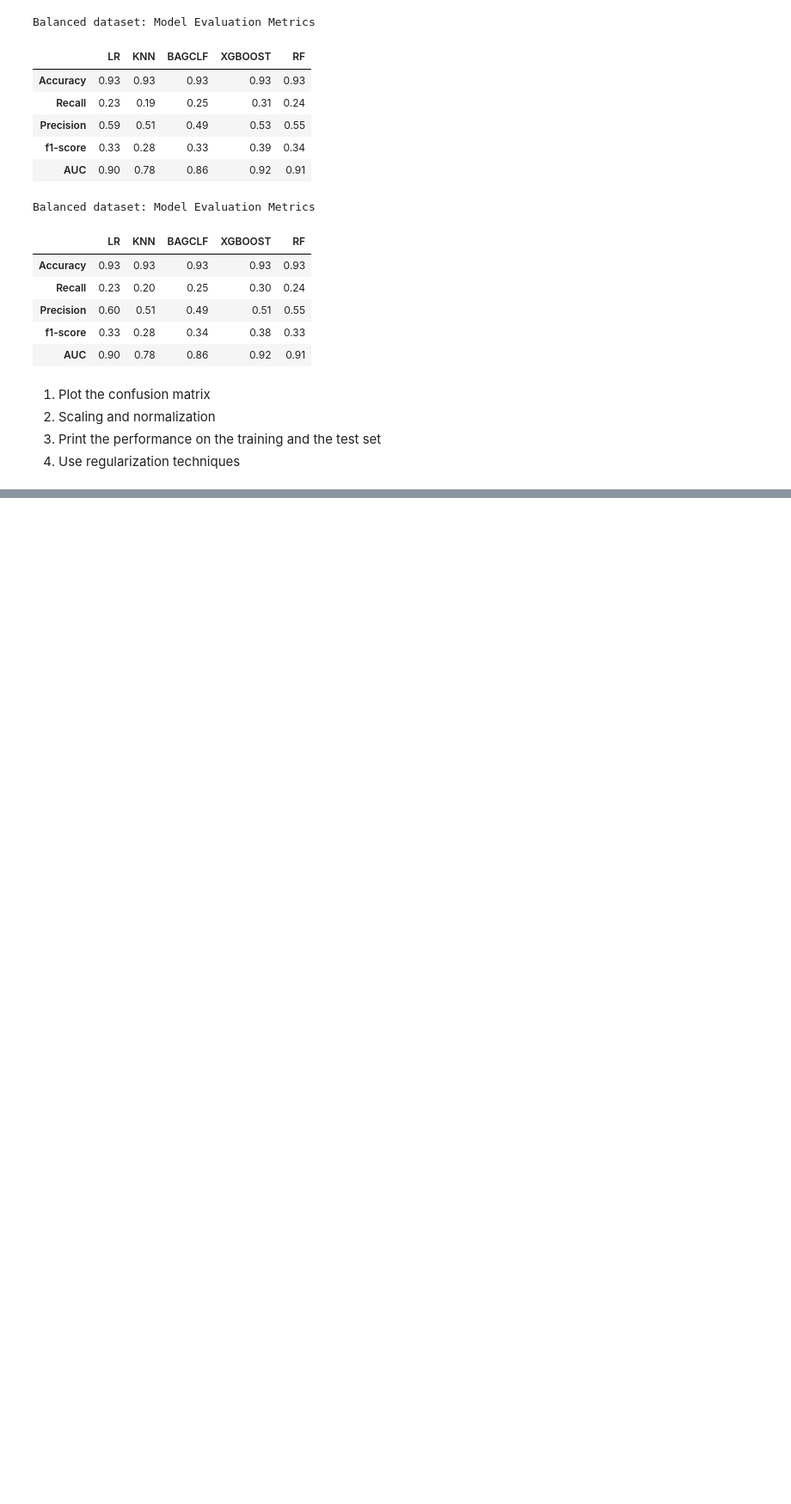
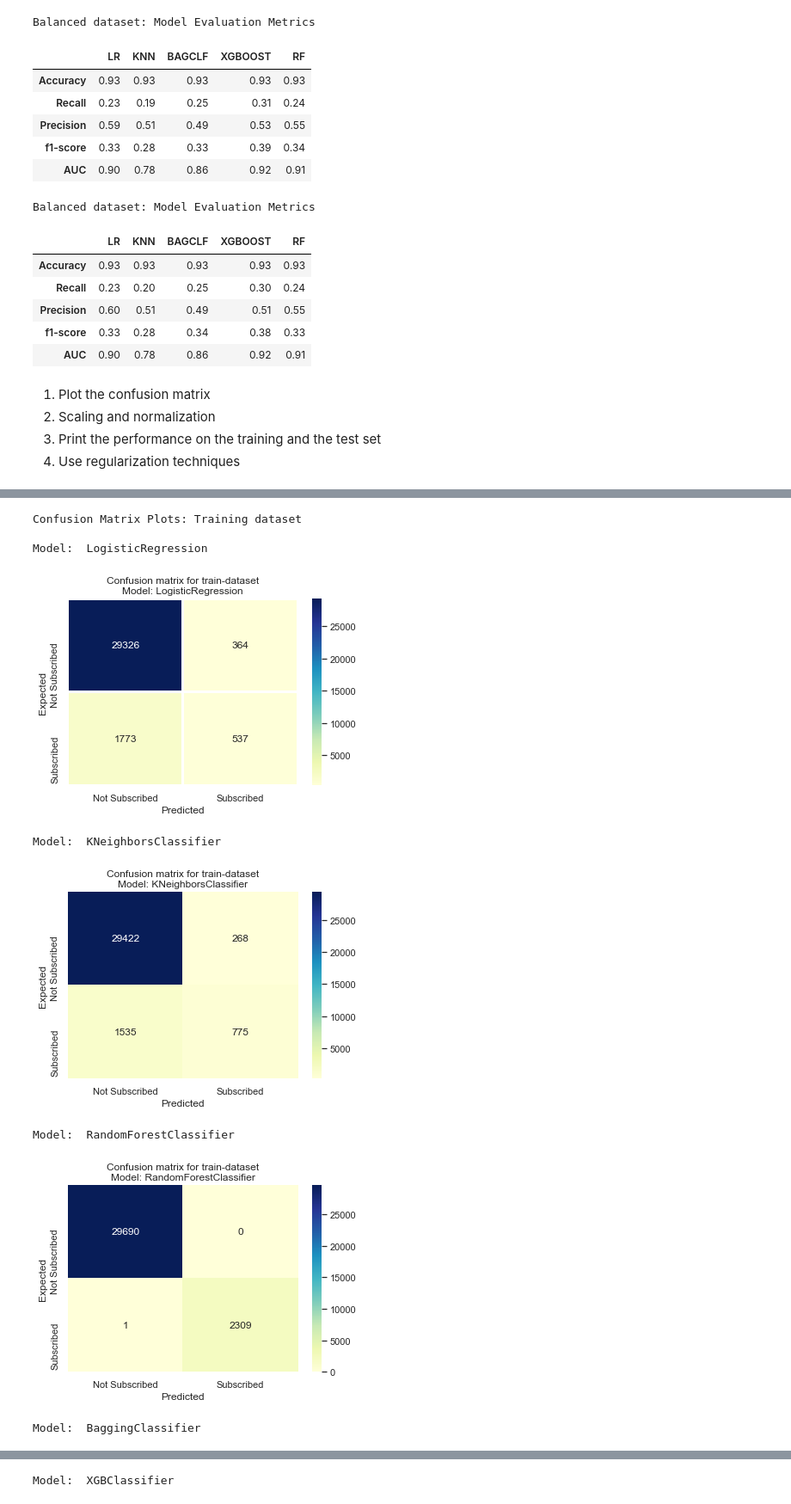
Before and after one commit to iabrahamus/ezdkCXDh8nsCODbX, a Jupyter notebook: Term Deposit/notebooks/Apziva_term_deposit.ipynb, the cells around one changed output, grey strips where cells are left out. Shown at 86% size. Saved outputs shown, nothing was run; the diff lists cells and outputs as text; code cells hidden in the pictures; blank space fills up the shorter version.

```diff
--- a/Term Deposit/notebooks/Apziva_term_deposit.ipynb
+++ b/Term Deposit/notebooks/Apziva_term_deposit.ipynb
@@ -1250,27 +1251,29 @@ Balanced dataset: Model Evaluation Metrics
 # %%
 # define a function for generating modeles
-def models(X_train,Y_train):
+def models(x=X_train,y=y_train):
         #logistic regression
-        from sklearn.linear_model import LogisticRegression
-        #log = LogisticRegression(random_state=0)
         log = LogisticRegression(random_state=seed_value)
-        log.fit(X_train,y_train)
-        #Decision tree
-        from sklearn.tree import DecisionTreeClassifier
-        #tree = DecisionTreeClassifier(criterion='entropy',random_state=0)
-        tree = DecisionTreeClassifier(random_state=seed_value)
-        tree.fit(X_train,y_train)
+        log.fit(x,y)
+        #Kneighbors
+        knn = KNeighborsClassifier()
+        knn.fit(x,y)
         #Random Forest
-        from sklearn.ensemble import RandomForestClassifier
-        #forest = RandomForestClassifier(n_estimators=10,criterion='entropy',random_state=0)
         forest = RandomForestClassifier(random_state=seed_value)
-        forest.fit(X_train,y_train)
+        forest.fit(x,y)
+        #BaggingClassifier
+        bagclf = BaggingClassifier(random_state=seed_value)
+        bagclf.fit(x,y)
+        #XGBoostClassifier
+        xgb = XGBClassifier()
+        xgb.fit(x,y)
         #print the models accuracy
-        print('[0] Logistic Regression f1 score: ', f1_score(y_train,log.predict(X_train)))
-        print('[0] Decision Tree f1 score: ', f1_score(y_train,tree.predict(X_train)))
-        print('[0] Random Forest f1 score: ', f1_score(y_train,forest.predict(X_train)))
-        return log,tree,forest
+        print('[0] Logistic Regression f1 score: ', f1_score(y,log.predict(x)))
+        print('[0] Kneighbors f1 score: ', f1_score(y,knn.predict(x)))
+        print('[0] Random Forest f1 score: ', f1_score(y,forest.predict(x)))
+        print('[0] BaggingClassifier f1 score: ', f1_score(y,bagclf.predict(x)))
+        print('[0] XGBoost f1 score: ', f1_score(y,xgb.predict(x)))
+        return log,knn,forest,bagclf,xgb
 
-model = models(X_train,y_train)
+model = models(x=X_train,y=y_train)
 # %% [output]
 [0] Logistic Regression f1 score:  0.3344752413578324
@@ -1349,0 +1313,14 @@ Model:  RandomForestClassifier
+# %%
+# Plot confusion matrix on training data
+print('Confusion Matrix Plots: Training dataset\n')
+plot_confusion_matrix()
+# %% [output]
+Confusion Matrix Plots: Training dataset
+
+Model:  LogisticRegression
+[figure, added]
+Model:  KNeighborsClassifier
+[figure, added]
+Model:  RandomForestClassifier
+[figure, added]
+Model:  BaggingClassifier
@@ -1349,0 +1328 @@ Model:  RandomForestClassifier
+Model:  XGBClassifier
```
Also changed, not shown: parts of 10 cells of this notebook.
